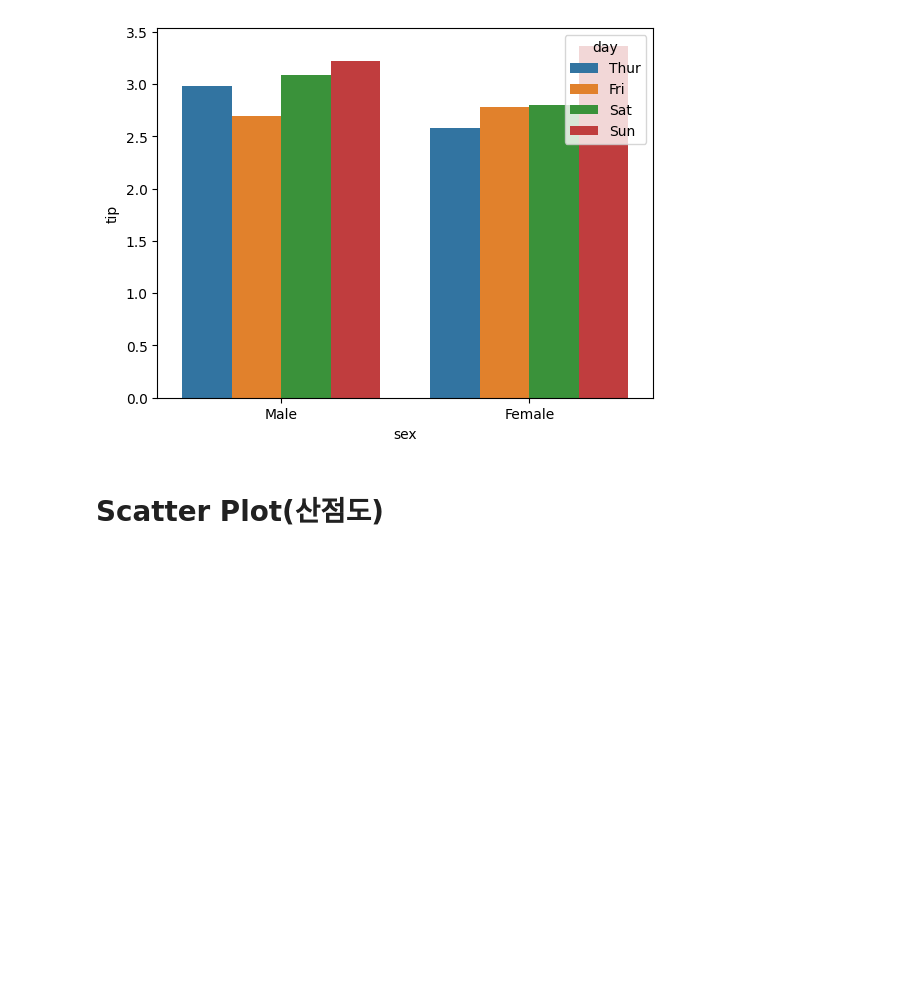
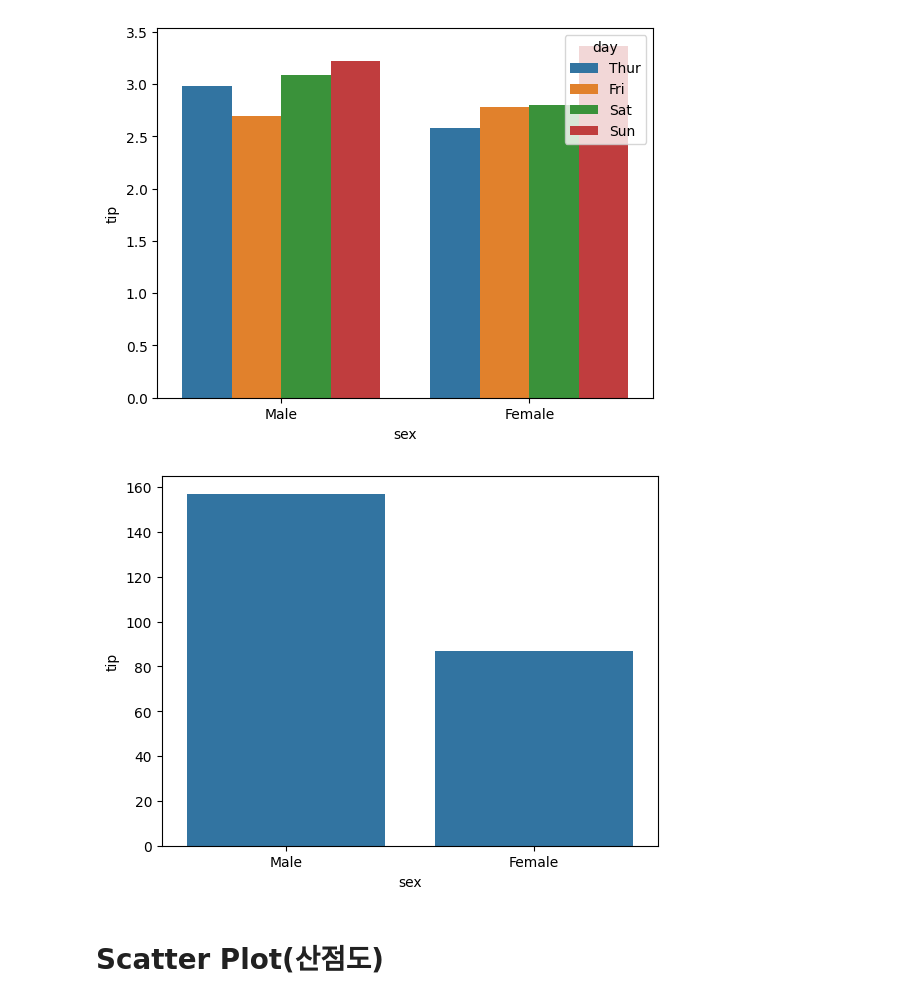
Before and after one commit to JakeOh/202504_itwill_oracle88, a Jupyter notebook: python21.ipynb, the cells around one changed output. Cells and saved outputs as stored; diff of their text form; code cells hidden in the pictures; blank space fills up the shorter version.

```diff
--- a/python21.ipynb
+++ b/python21.ipynb
@@ -193,6 +325,12 @@ sns.barplot(data=tips, x='sex', y='tip', hue='day', errorbar=None)
 plt.show()
 # %% [output]
 [figure]
+# %%
+# barplot() 함수를 사용한 빈도수
+sns.barplot(data=tips, x='sex', y='tip', estimator='size', errorbar=None)
+plt.show()
+# %% [output]
+[figure, added]
 # %% [markdown]
 # Scatter Plot(산점도)
 # %% [markdown]
```
Also changed, not shown: parts of 11 cells of this notebook.
